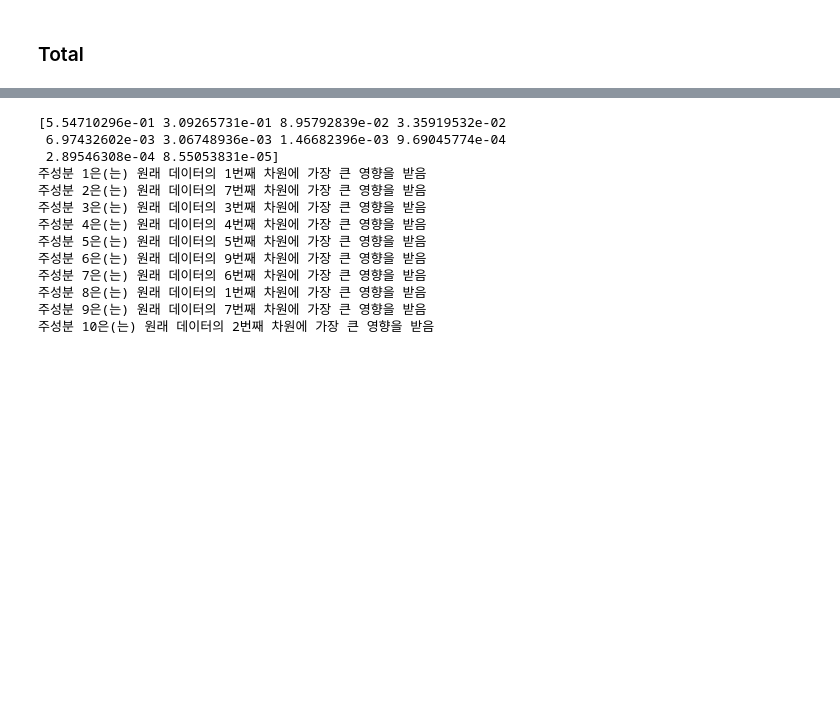
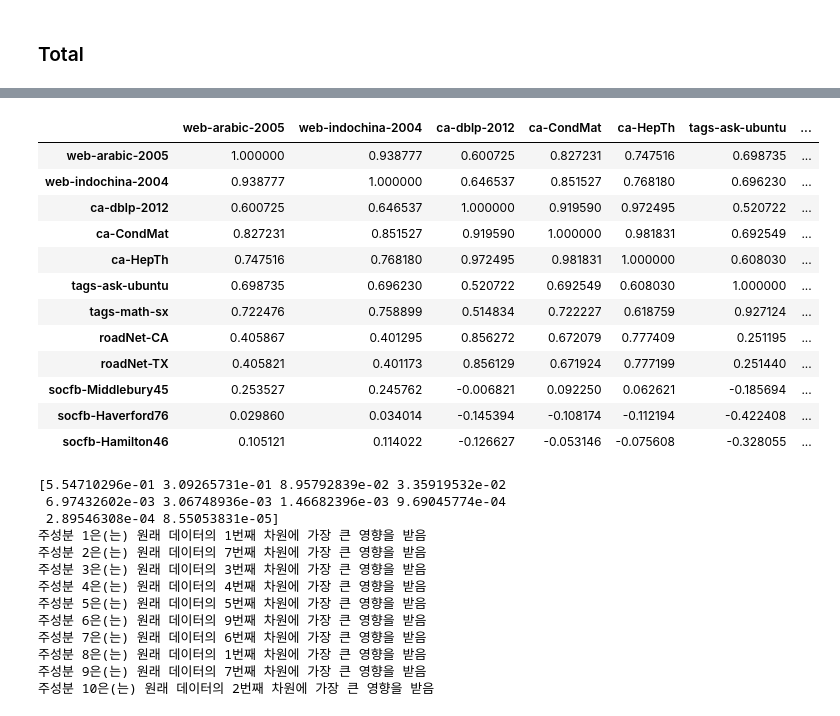
Before and after one commit to thisis05/distance-extended-graphlet, a Jupyter notebook: profile.ipynb, the cells around one changed output, grey strips where cells are left out. Saved outputs shown, nothing was run; the diff lists cells and outputs as text; code cells hidden in the pictures; blank space fills up the shorter version.

```diff
--- a/profile.ipynb
+++ b/profile.ipynb
@@ -171,3 +228,19 @@ tags-math-sx
+# %%
+corr_mat
+# %% [output]
+|  | web-arabic-2005 | web-indochina-2004 | ca-dblp-2012 | ca-CondMat | ca-HepTh | tags-ask-ubuntu | ... |
+| web-arabic-2005 | 1.000000 | 0.938777 | 0.600725 | 0.827231 | 0.747516 | 0.698735 | ... |
+| web-indochina-2004 | 0.938777 | 1.000000 | 0.646537 | 0.851527 | 0.768180 | 0.696230 | ... |
+| ca-dblp-2012 | 0.600725 | 0.646537 | 1.000000 | 0.919590 | 0.972495 | 0.520722 | ... |
+| ca-CondMat | 0.827231 | 0.851527 | 0.919590 | 1.000000 | 0.981831 | 0.692549 | ... |
+| ca-HepTh | 0.747516 | 0.768180 | 0.972495 | 0.981831 | 1.000000 | 0.608030 | ... |
+| tags-ask-ubuntu | 0.698735 | 0.696230 | 0.520722 | 0.692549 | 0.608030 | 1.000000 | ... |
+| tags-math-sx | 0.722476 | 0.758899 | 0.514834 | 0.722227 | 0.618759 | 0.927124 | ... |
+| roadNet-CA | 0.405867 | 0.401295 | 0.856272 | 0.672079 | 0.777409 | 0.251195 | ... |
+| roadNet-TX | 0.405821 | 0.401173 | 0.856129 | 0.671924 | 0.777199 | 0.251440 | ... |
+| socfb-Middlebury45 | 0.253527 | 0.245762 | -0.006821 | 0.092250 | 0.062621 | -0.185694 | ... |
+| socfb-Haverford76 | 0.029860 | 0.034014 | -0.145394 | -0.108174 | -0.112194 | -0.422408 | ... |
+| socfb-Hamilton46 | 0.105121 | 0.114022 | -0.126627 | -0.053146 | -0.075608 | -0.328055 | ... |
 # %%
 import numpy as np
 
```
Also changed, not shown: parts of 8 cells of this notebook, 12 other files.
